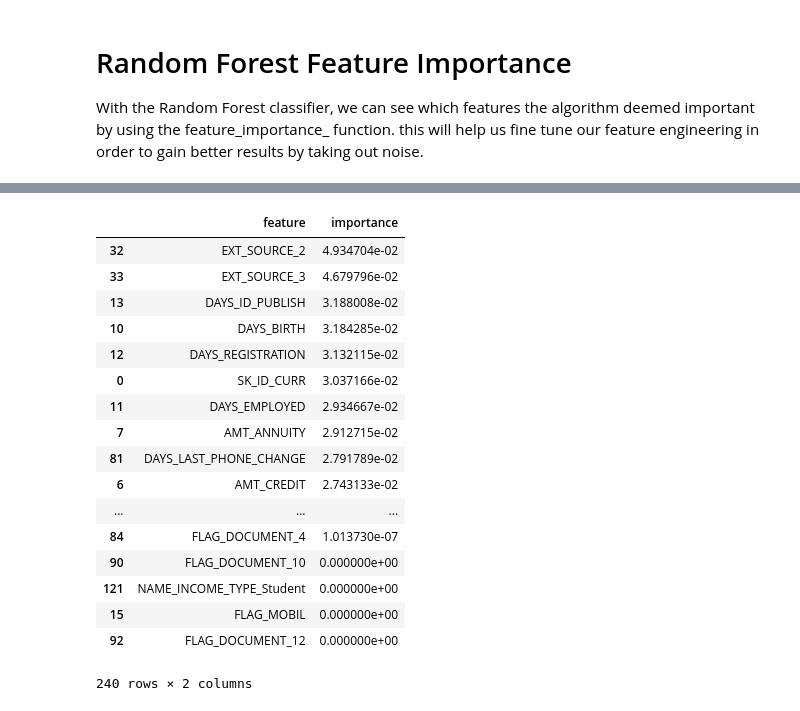
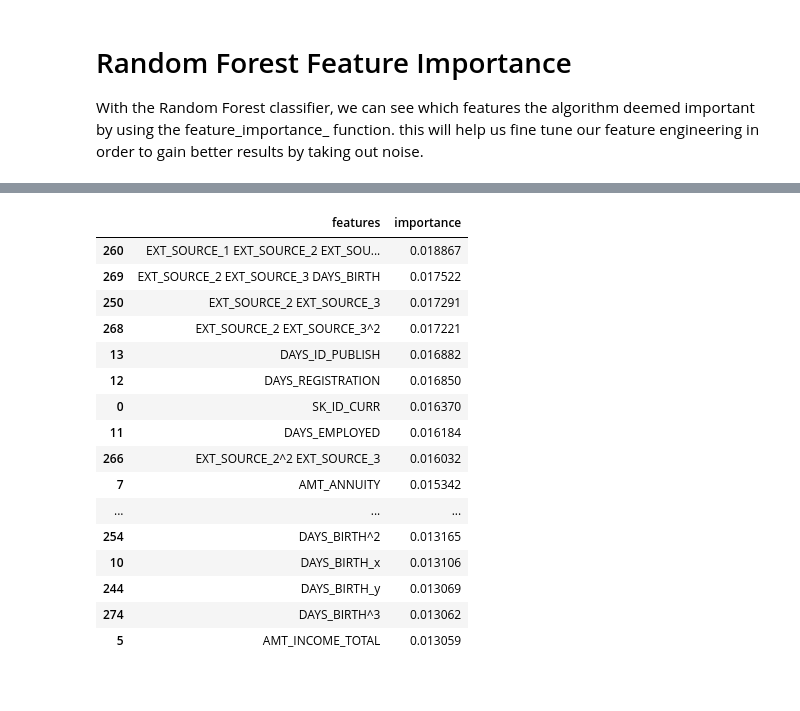
Before and after one commit to RitterGustave-TR/Bank-Risk-Analysis, a Jupyter notebook: training/Exploratory_data_analysis.ipynb, the cells around one changed output, grey strips where cells are left out. Cells and saved outputs as stored; diff of their text form; code cells hidden in the pictures.

Commit message:
Created multiple models with different tuning

```diff
--- a/training/Exploratory_data_analysis.ipynb
+++ b/training/Exploratory_data_analysis.ipynb
@@ -616,7 +623,7 @@ The Random Forest Classifier is simply an amped up version of the decision tree.
 # %%
 from sklearn.ensemble import RandomForestClassifier
 
-rndm_forest = RandomForestClassifier(n_estimators = 100, random_state = 50, verbose = 1, n_jobs = -1)
+rndm_forest = RandomForestClassifier(n_estimators = 500, random_state = 50, verbose = 1, n_jobs = -1, max_features = 'auto')
 # Explain parameters here
 rndm_forest.fit(train, train_labels)
 
@@ -643,0 +747,28 @@ With the Random Forest classifier, we can see which features the algorithm deeme
+# %%
+# Prep dataset for imputing, scaling, and fitting
+trainpoly = apptrain_poly.copy()
+testpoly = apptest_poly.copy()
+
+# Imputing strategy
+imputer = Imputer(strategy = 'median')
+
+#scaling
+scaler = MinMaxScaler(feature_range=(0,1))
+
+#scaling/imputing features
+imputer.fit(trainpoly)
+trainpoly = imputer.transform(trainpoly)
+testpoly = imputer.transform(testpoly)
+
+scaler.fit(trainpoly)
+trainpoly = scaler.transform(trainpoly)
+testpoly = scaler.transform(testpoly)
+# %%
+# Developing the model
+poly_random_forest = RandomForestClassifier(n_estimators=500, random_state=50, verbose=1, n_jobs=-1, max_features='auto')
+
+#fit the data
+poly_random_forest.fit(trainpoly, train_labels)
+
+#Extracting importances
+polyfeature_importances = poly_random_forest.feature_importances_
@@ -644,21 +780,21 @@ With the Random Forest classifier, we can see which features the algorithm deeme
 # %%
-feature_importances.sort_values(by=['importance'], ascending = False)
+polyfeature_importances_df = pd.DataFrame({'features': list(apptrain_poly), 'importance': polyfeature_importances})
+polyfeature_importances_df.sort_values(by=['importance'], ascending=False).head(35)
 # %% [output]
-|  | feature | importance |
-| 32 | EXT_SOURCE_2 | 4.934704e-02 |
-| 33 | EXT_SOURCE_3 | 4.679796e-02 |
-| 13 | DAYS_ID_PUBLISH | 3.188008e-02 |
-| 10 | DAYS_BIRTH | 3.184285e-02 |
-| 12 | DAYS_REGISTRATION | 3.132115e-02 |
-| 0 | SK_ID_CURR | 3.037166e-02 |
-| 11 | DAYS_EMPLOYED | 2.934667e-02 |
-| 7 | AMT_ANNUITY | 2.912715e-02 |
-| 81 | DAYS_LAST_PHONE_CHANGE | 2.791789e-02 |
-| 6 | AMT_CREDIT | 2.743133e-02 |
+|  | features | importance |
+| 260 | EXT_SOURCE_1 EXT_SOURCE_2 EXT_SOU... | 0.018867 |
+| 269 | EXT_SOURCE_2 EXT_SOURCE_3 DAYS_BIRTH | 0.017522 |
+| 250 | EXT_SOURCE_2 EXT_SOURCE_3 | 0.017291 |
+| 268 | EXT_SOURCE_2 EXT_SOURCE_3^2 | 0.017221 |
+| 13 | DAYS_ID_PUBLISH | 0.016882 |
+| 12 | DAYS_REGISTRATION | 0.016850 |
+| 0 | SK_ID_CURR | 0.016370 |
+| 11 | DAYS_EMPLOYED | 0.016184 |
+| 266 | EXT_SOURCE_2^2 EXT_SOURCE_3 | 0.016032 |
+| 7 | AMT_ANNUITY | 0.015342 |
 | ... | ... | ... |
-| 84 | FLAG_DOCUMENT_4 | 1.013730e-07 |
-| 90 | FLAG_DOCUMENT_10 | 0.000000e+00 |
-| 121 | NAME_INCOME_TYPE_Student | 0.000000e+00 |
-| 15 | FLAG_MOBIL | 0.000000e+00 |
-| 92 | FLAG_DOCUMENT_12 | 0.000000e+00 |
+| 254 | DAYS_BIRTH^2 | 0.013165 |
+| 10 | DAYS_BIRTH_x | 0.013106 |
+| 244 | DAYS_BIRTH_y | 0.013069 |
+| 274 | DAYS_BIRTH^3 | 0.013062 |
+| 5 | AMT_INCOME_TOTAL | 0.013059 |
-240 rows × 2 columns
```
Also changed, not shown: parts of 20 cells of this notebook, 5 other files.
